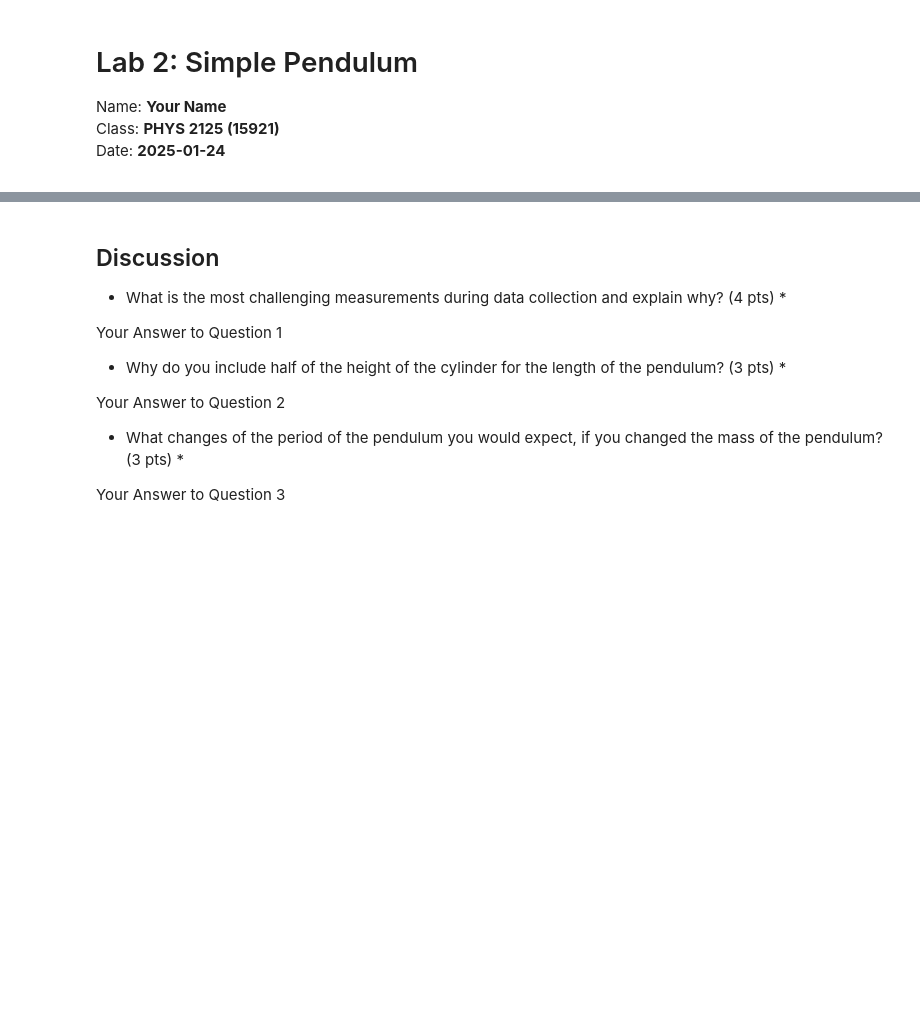
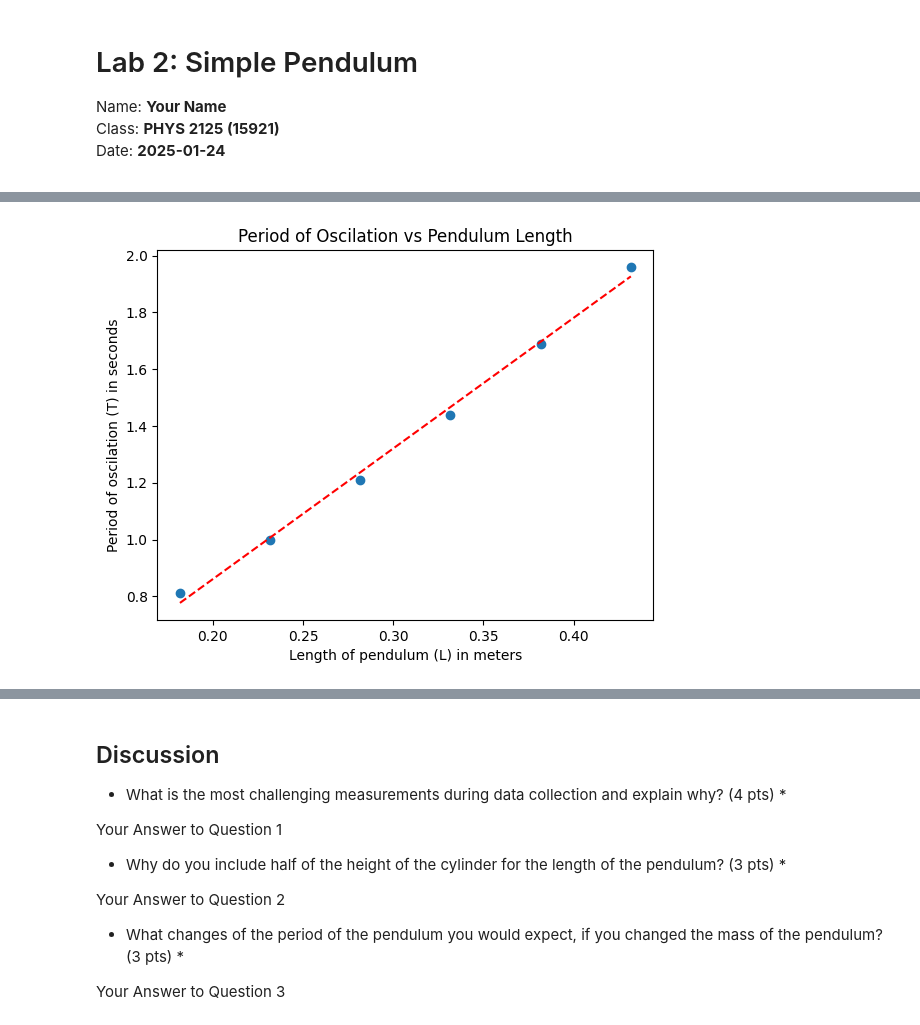
Before and after one commit to dundonite/Physics-Lab-2125-15921, a Jupyter notebook: lab2.ipynb, the cells around one changed output, grey strips where cells are left out. Saved outputs shown, nothing was run; the diff lists cells and outputs as text; code cells hidden in the pictures; blank space fills up the shorter version.

```diff
--- a/lab2.ipynb
+++ b/lab2.ipynb
@@ -150 +209,3 @@ HTML(df.to_html())
+# %%
+df.drop(['Average'], inplace=True);
 # %% [markdown]
@@ -175,0 +220,25 @@ deviation_g_str = str("%.2f" % round(deviation_g, 2))
+# %%
+# Print the Graph
+
+# Plot the graph of T^2 (y-axis) vs L (x-axis)
+plt.scatter(df.index, df[dataColumnNames[8]])
+
+# Plot the trendline
+p = np.poly1d(trend)
+plt.plot(df.index, p(df.index), "r--")
+
+# Set some nice labels
+plt.xlabel('Length of pendulum (L) in meters')
+plt.ylabel('Period of oscilation (T) in seconds')
+plt.title('Period of Oscilation vs Pendulum Length')
+
+plt.show();
+
+# Show all of the data points
+# Label the axes, including units
+# Draw the trendline (don't do connectng points). Use least squares method.
+# Show the equation of the line on the page of the graph
+# use the equation of the line to determine the slope
+# Use this slop to determine g as given in the theory.
+# %% [output]
+[figure, added]
```
Also changed, not shown: parts of 17 cells of this notebook, 3 other files.
